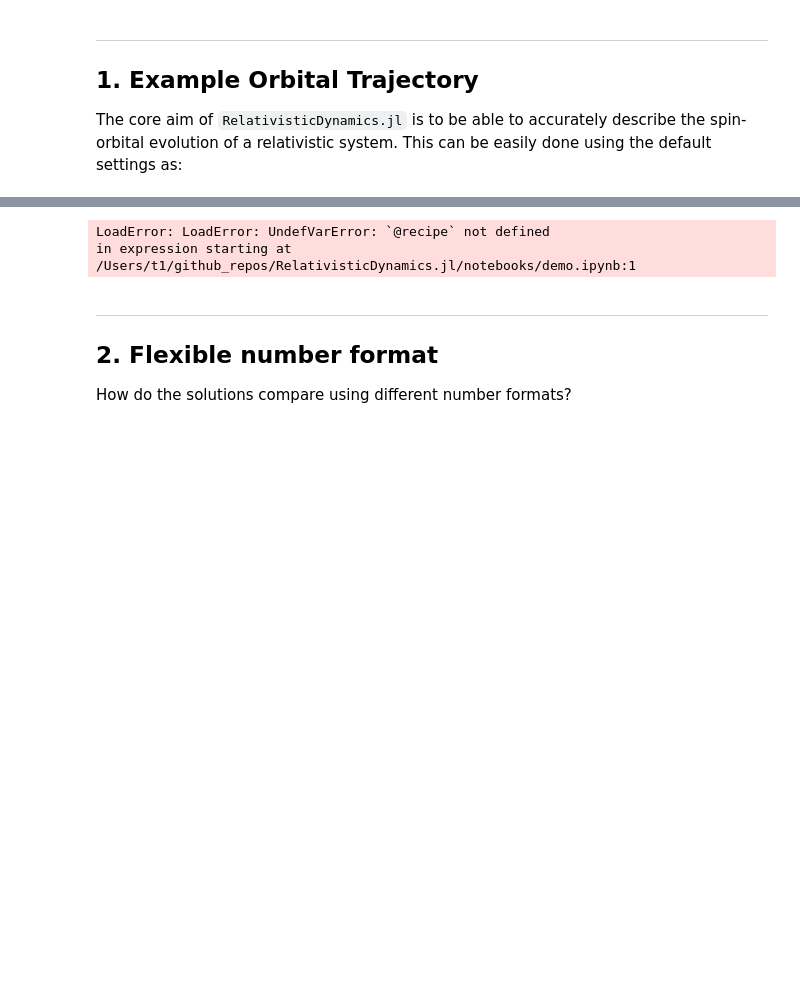
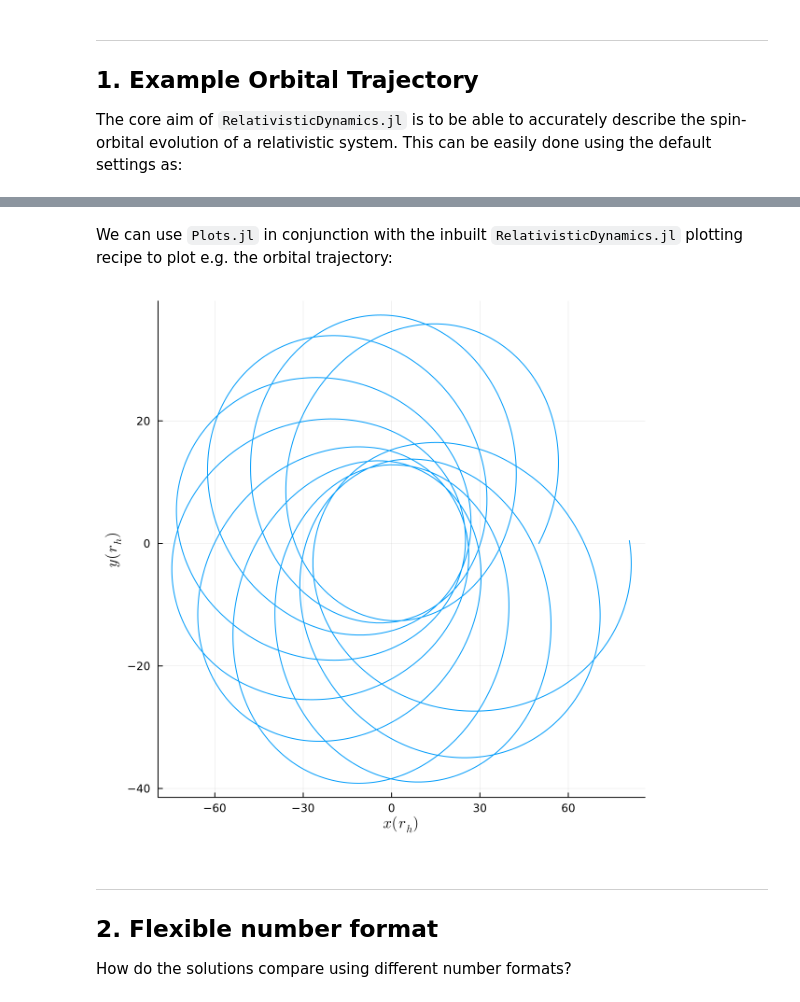
Before and after one commit to tomkimpson/RelativisticDynamics.jl, a Jupyter notebook: notebooks/demo.ipynb, the cells around one changed output, grey strips where cells are left out. Drawn from its saved outputs; the diff is of its cells as text; code cells hidden in the pictures; blank space fills up the shorter version.

```diff
--- a/notebooks/demo.ipynb
+++ b/notebooks/demo.ipynb
@@ -101,34 +16,10 @@ using RecipesBase
-# %%
-@recipe function f(r::Result; ε_max = 0.5)
-    # set a default value for an attribute with `-->`
-    xlabel --> "x"
-    ylabel --> "y"
-    markershape --> :diamond
-    # add a series for an error band
-    @series begin
-        # force an argument with `:=`
-        seriestype := :path
-        # ignore series in legend and color cycling
-        primary := false
-        linecolor := nothing
-        fillcolor := :lightgray
-        fillalpha := 0.5
-        fillrange := r.y .- r.ε
-        # ensure no markers are shown for the error band
-        markershape := :none
-        # return series data
-        r.x, r.y .+ r.ε
-    end
-    # get the seriescolor passed by the user
-    c = get(plotattributes, :seriescolor, :auto)
-    # highlight big errors, otherwise use the user-defined color
-    markercolor := ifelse.(r.ε .> ε_max, :red, c)
-    # return data
-    r.x, r.y
-end
-# %% [output]
-LoadError: LoadError: UndefVarError: `@recipe` not defined
-in expression starting at /Users/t1/github_repos/RelativisticDynamics.jl/notebooks/demo.ipynb:1
+# %% [markdown]
+We can use `Plots.jl` in conjunction with the inbuilt `RelativisticDynamics.jl` plotting recipe to plot e.g. the orbital trajectory:
+# %%
+using Plots
+plot(solution,model.constants.a)
+# %% [output]
+[figure, added]
 # %% [markdown]
 ---
 
```
Also changed, not shown: parts of 27 cells of this notebook, 8 other files.
